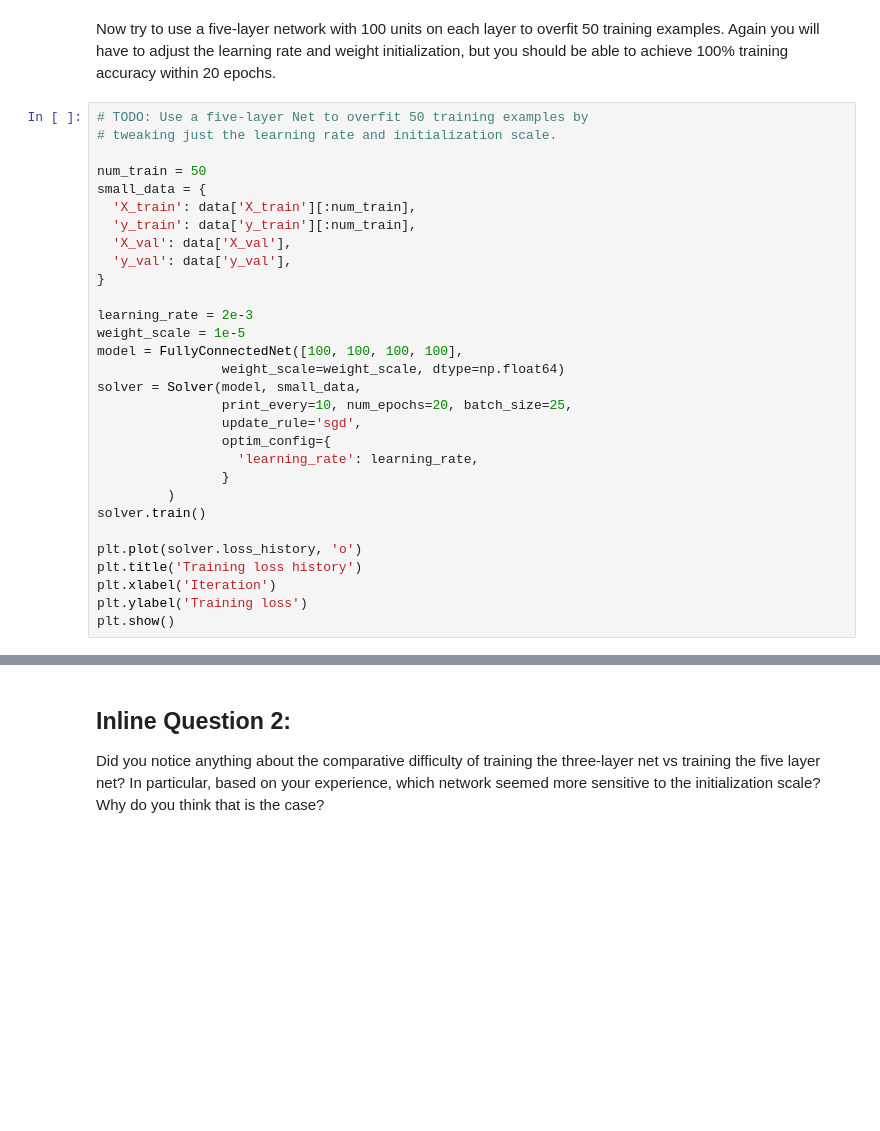
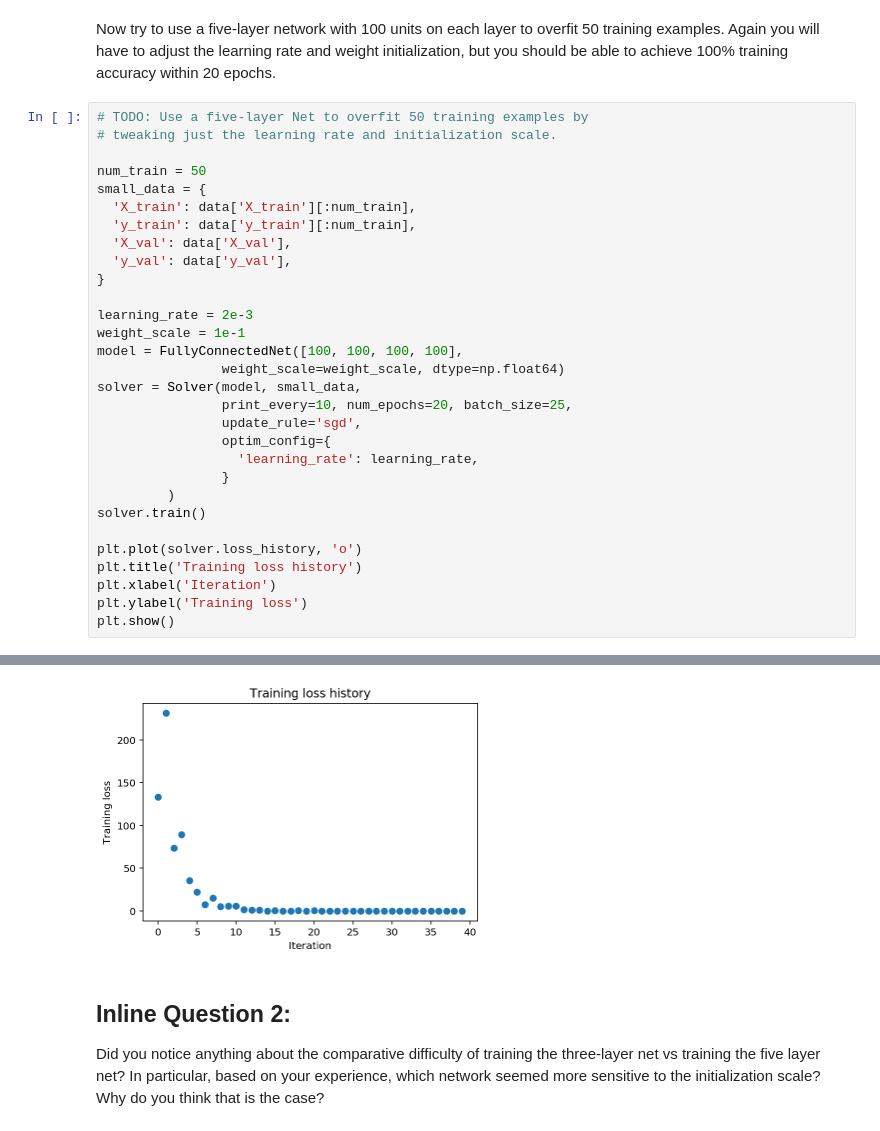
Before and after one commit to jpmassena/CS231n-2018, a Jupyter notebook: assignment2/FullyConnectedNets.ipynb, the cells around one changed output, grey strips where cells are left out. Saved outputs shown, nothing was run; the diff lists cells and outputs as text; blank space fills up the shorter version.

```diff
--- a/assignment2/FullyConnectedNets.ipynb
+++ b/assignment2/FullyConnectedNets.ipynb
@@ -472,7 +508,7 @@ small_data = {
 }
 
 learning_rate = 2e-3
-weight_scale = 1e-5
+weight_scale = 1e-1
 model = FullyConnectedNet([100, 100, 100, 100],
                 weight_scale=weight_scale, dtype=np.float64)
 solver = Solver(model, small_data,
@@ -489,3 +525,4 @@ plt.title('Training loss history')
 plt.xlabel('Iteration')
 plt.ylabel('Training loss')
 plt.show()
+# %% [output]
@@ -492,3 +546,4 @@ plt.show()
+[figure, added]
 # %% [markdown]
 ## Inline Question 2:
 Did you notice anything about the comparative difficulty of training the three-layer net vs training the five layer net? In particular, based on your experience, which network seemed more sensitive to the initialization scale? Why do you think that is the case?
```
Also changed, not shown: parts of 3 cells of this notebook, 1 other file.
